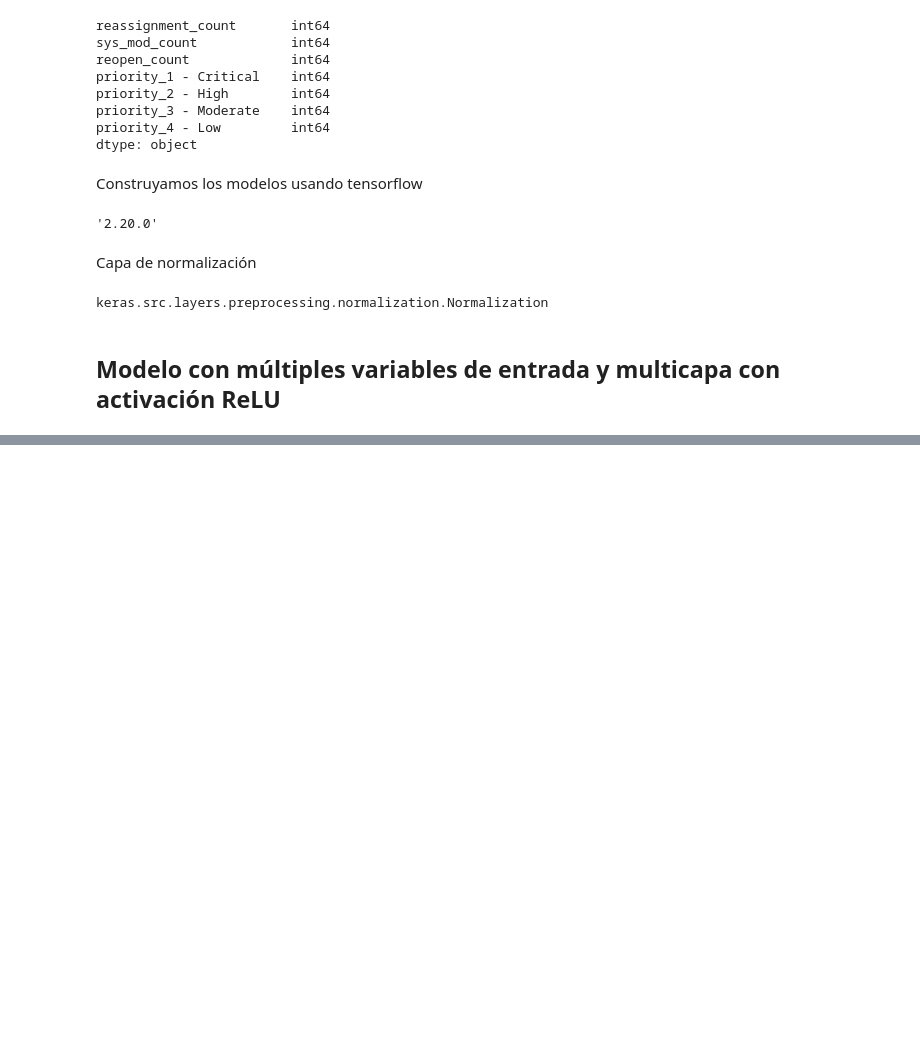
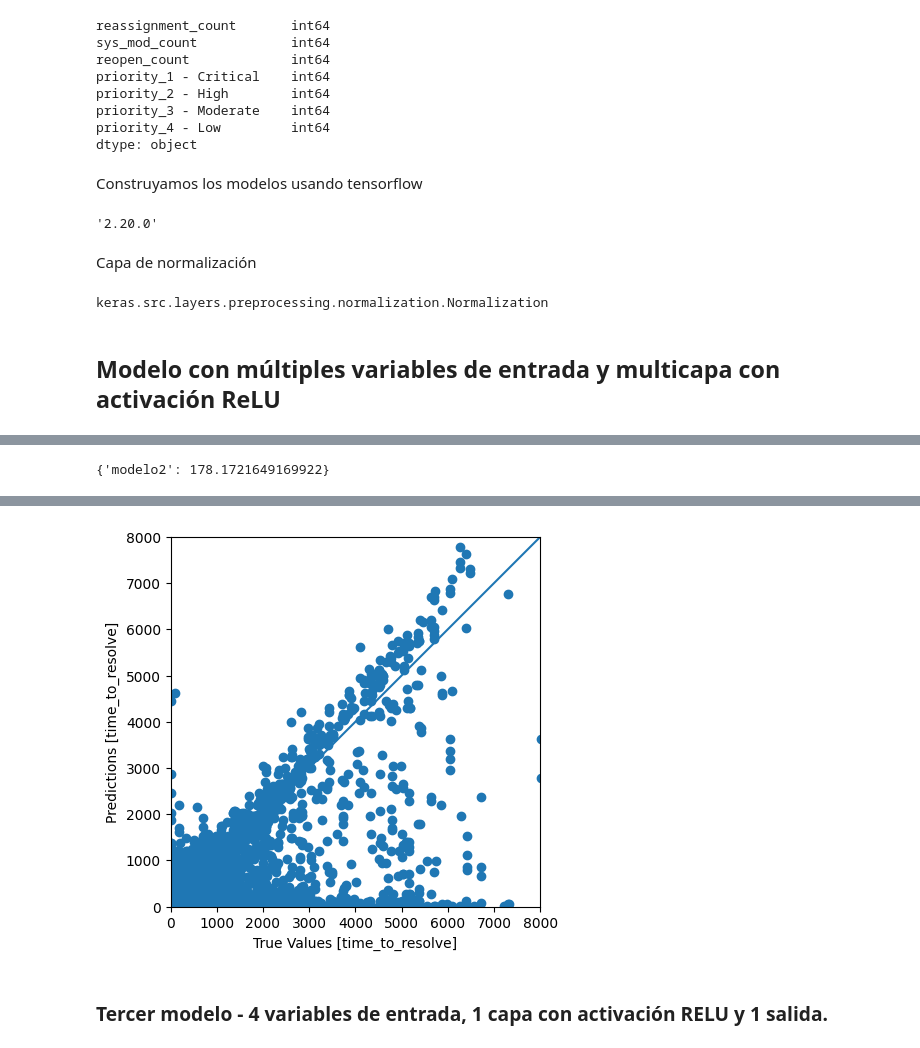
Before and after one commit to santiagolievano/Proyecto1_Atencion_de_Incidentes, a Jupyter notebook: Modelación.ipynb, the cells around one changed output, grey strips where cells are left out. Drawn from its saved outputs; the diff is of its cells as text; code cells hidden in the pictures; blank space fills up the shorter version.

```diff
--- a/Modelación.ipynb
+++ b/Modelación.ipynb
@@ -271,0 +277,17 @@ _=plt.plot(lims, lims)
+# %%
+modelo2 = tf.keras.Sequential([
+    tf.keras.layers.Dense(32, activation='relu'),
+    tf.keras.layers.Dense(16, activation='relu'),
+    tf.keras.layers.Dense(units=1)
+])
+# %%
+modelo2.compile(
+    optimizer=tf.keras.optimizers.Adam(learning_rate=0.1),
+    loss='mean_absolute_error')
+# %%
+%%time
+history = modelo2.fit(
+    train_X,
+    train_y,
+    epochs=100,
+    validation_split = 0.2)
@@ -271,0 +319,18 @@ _=plt.plot(lims, lims)
+# %%
+test_res
+# %% [output]
+{'modelo2': 178.1721649169922}
+# %%
+test_pred = modelo2.predict(test_X).flatten()
+
+import matplotlib.pyplot as plt
+
+plt.axes(aspect='equal')
+plt.scatter(test_y, test_pred)
+plt.xlabel('True Values [time_to_resolve]')
+plt.ylabel('Predictions [time_to_resolve]')
+lims = [0, 8000]
+plt.xlim(lims)
+plt.ylim(lims)
+_=plt.plot(lims, lims)
+# %% [output]
@@ -271,0 +338,3 @@ _=plt.plot(lims, lims)
+[figure, added]
+# %% [markdown]
+### Tercer modelo - 4 variables de entrada, 1 capa con activación RELU y 1 salida.
```
Also changed, not shown: parts of 30 cells of this notebook.
